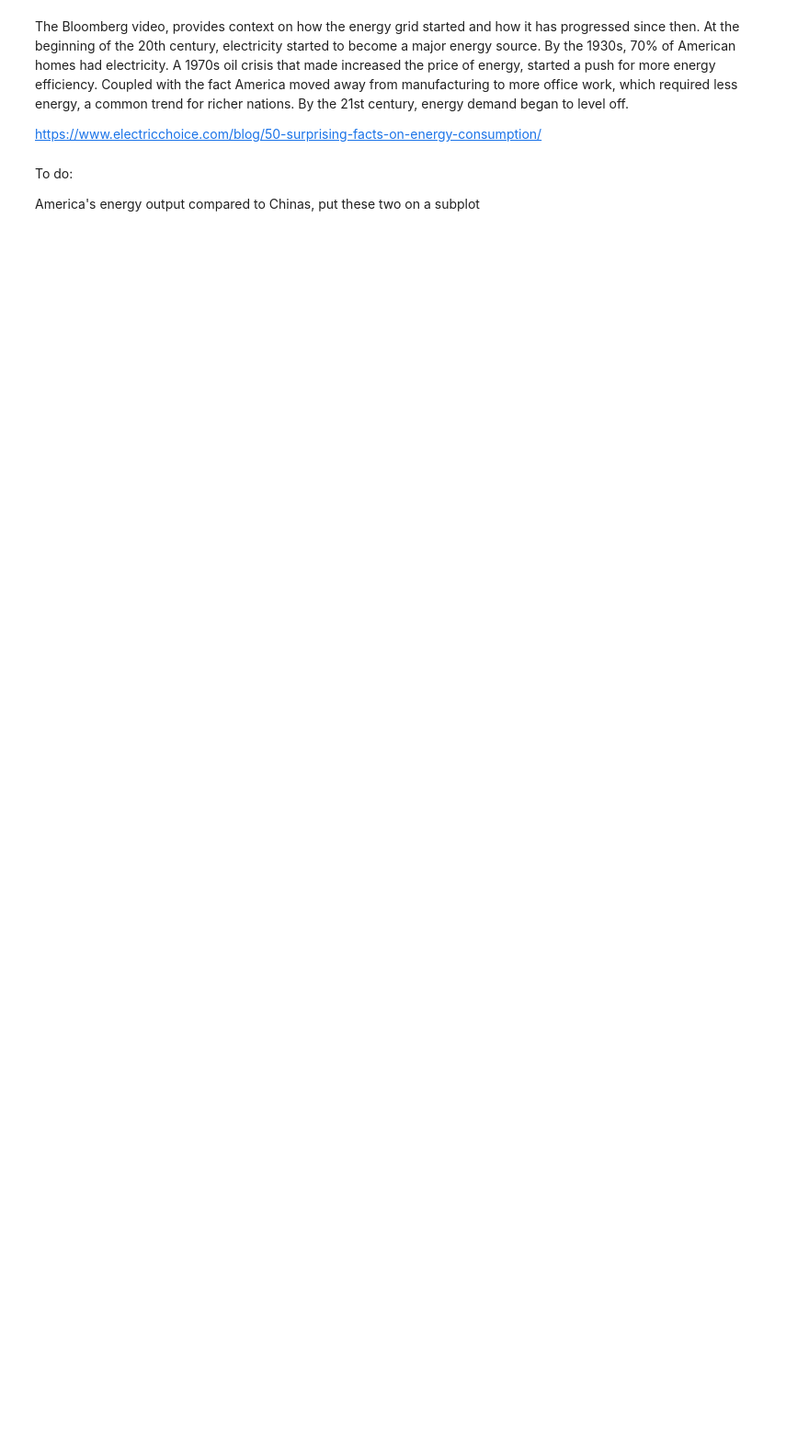
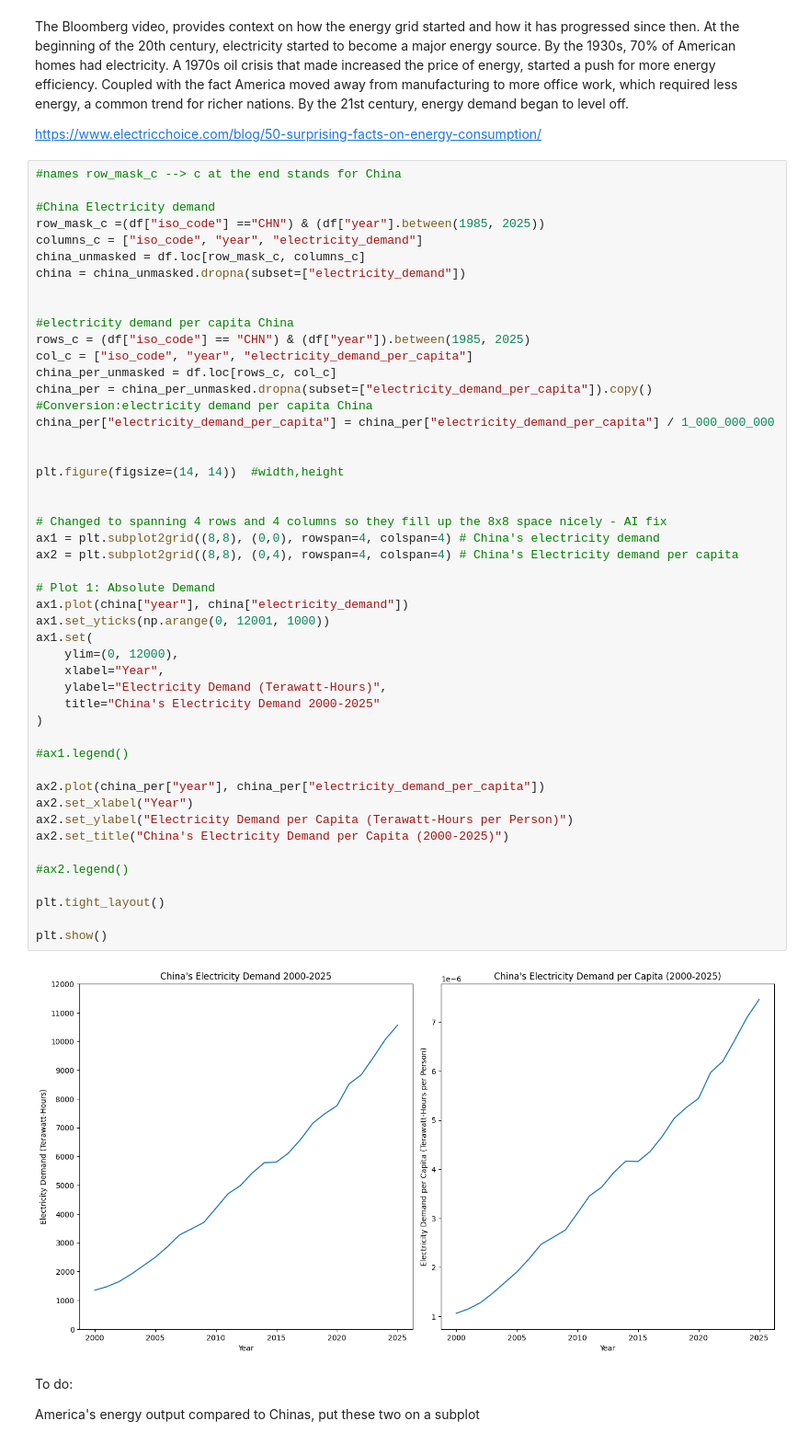
Before and after one commit to kduran-stack/climate_collection_kd, a Jupyter notebook: ML_energy_demand.ipynb, the cells around one changed output. Shown at 92% size. Saved outputs shown, nothing was run; the diff lists cells and outputs as text; blank space fills up the shorter version.

```diff
--- a/ML_energy_demand.ipynb
+++ b/ML_energy_demand.ipynb
@@ -172,6 +217,56 @@ CAGR (Annualized Pace):  0.76%
 The Bloomberg video, provides context on how the energy grid started and how it has progressed since then. At the beginning of the 20th century, electricity started to become a major energy source. By the 1930s, 70% of American homes had electricity. A 1970s oil crisis that made increased the price of energy, started a push for more energy efficiency. Coupled with the fact America moved away from manufacturing to more office work, which required less energy, a common trend for richer nations. By the 21st century, energy demand began to level off.
 
 https://www.electricchoice.com/blog/50-surprising-facts-on-energy-consumption/
+# %%
+#names row_mask_c --> c at the end stands for China
+
+#China Electricity demand
+row_mask_c =(df["iso_code"] =="CHN") & (df["year"].between(1985, 2025))
+columns_c = ["iso_code", "year", "electricity_demand"]
+china_unmasked = df.loc[row_mask_c, columns_c]
+china = china_unmasked.dropna(subset=["electricity_demand"])
+
+
+#electricity demand per capita China
+rows_c = (df["iso_code"] == "CHN") & (df["year"]).between(1985, 2025)
+col_c = ["iso_code", "year", "electricity_demand_per_capita"]
+china_per_unmasked = df.loc[rows_c, col_c]
+china_per = china_per_unmasked.dropna(subset=["electricity_demand_per_capita"]).copy()
+#Conversion:electricity demand per capita China
+china_per["electricity_demand_per_capita"] = china_per["electricity_demand_per_capita"] / 1_000_000_000
+
+
+plt.figure(figsize=(14, 14))  #width,height
+
+
+# Changed to spanning 4 rows and 4 columns so they fill up the 8x8 space nicely - AI fix
+ax1 = plt.subplot2grid((8,8), (0,0), rowspan=4, colspan=4) # China's electricity demand
+ax2 = plt.subplot2grid((8,8), (0,4), rowspan=4, colspan=4) # China's Electricity demand per capita
+
+# Plot 1: Absolute Demand
+ax1.plot(china["year"], china["electricity_demand"])
+ax1.set_yticks(np.arange(0, 12001, 1000))
+ax1.set(
+    ylim=(0, 12000),
+    xlabel="Year",
+    ylabel="Electricity Demand (Terawatt-Hours)",
+    title="China's Electricity Demand 2000-2025"
+)
+
+#ax1.legend()
+
+ax2.plot(china_per["year"], china_per["electricity_demand_per_capita"])
+ax2.set_xlabel("Year")
+ax2.set_ylabel("Electricity Demand per Capita (Terawatt-Hours per Person)")
+ax2.set_title("China's Electricity Demand per Capita (2000-2025)")
+
+#ax2.legend()
+
+plt.tight_layout()
+
+plt.show()
+# %% [output]
+[figure, added]
 # %% [markdown]
 To do:
 
```
Also changed, not shown: parts of 6 cells of this notebook.
